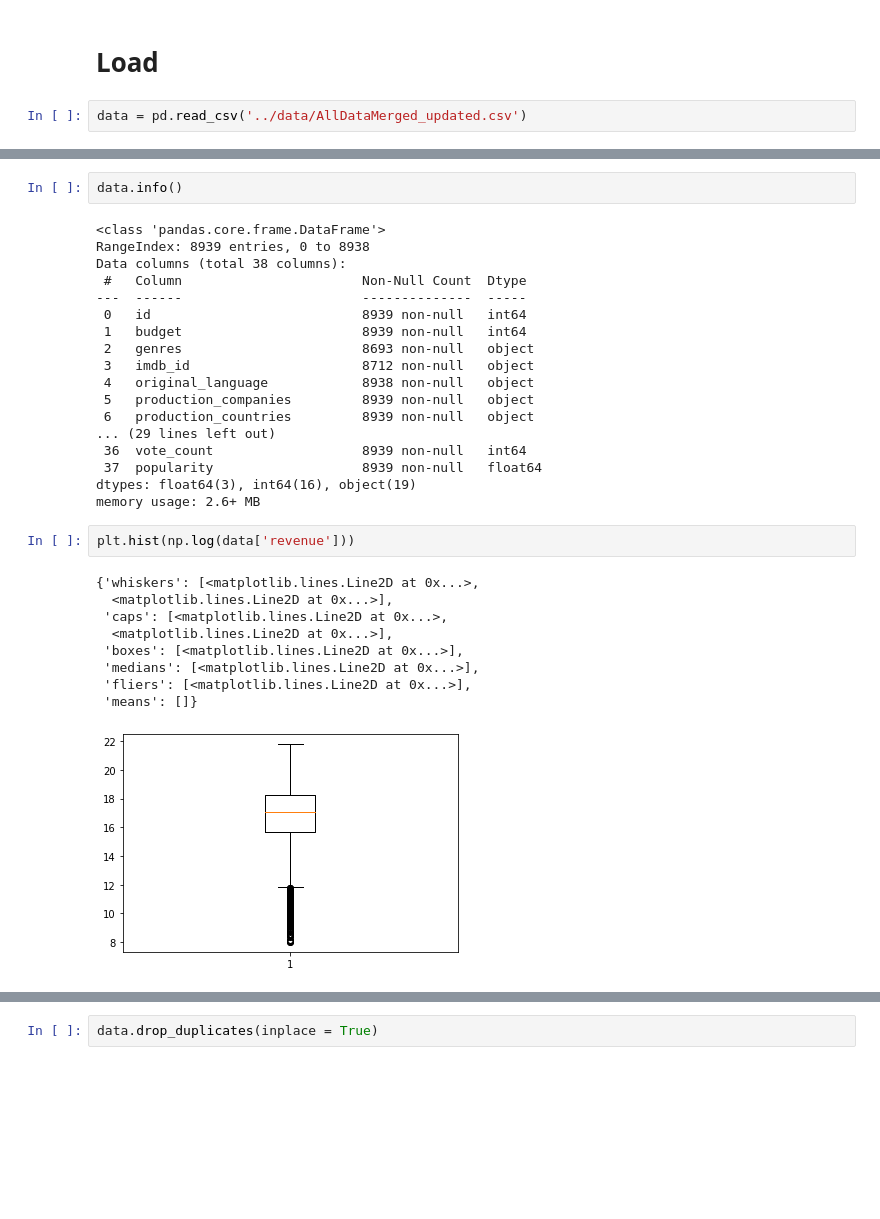
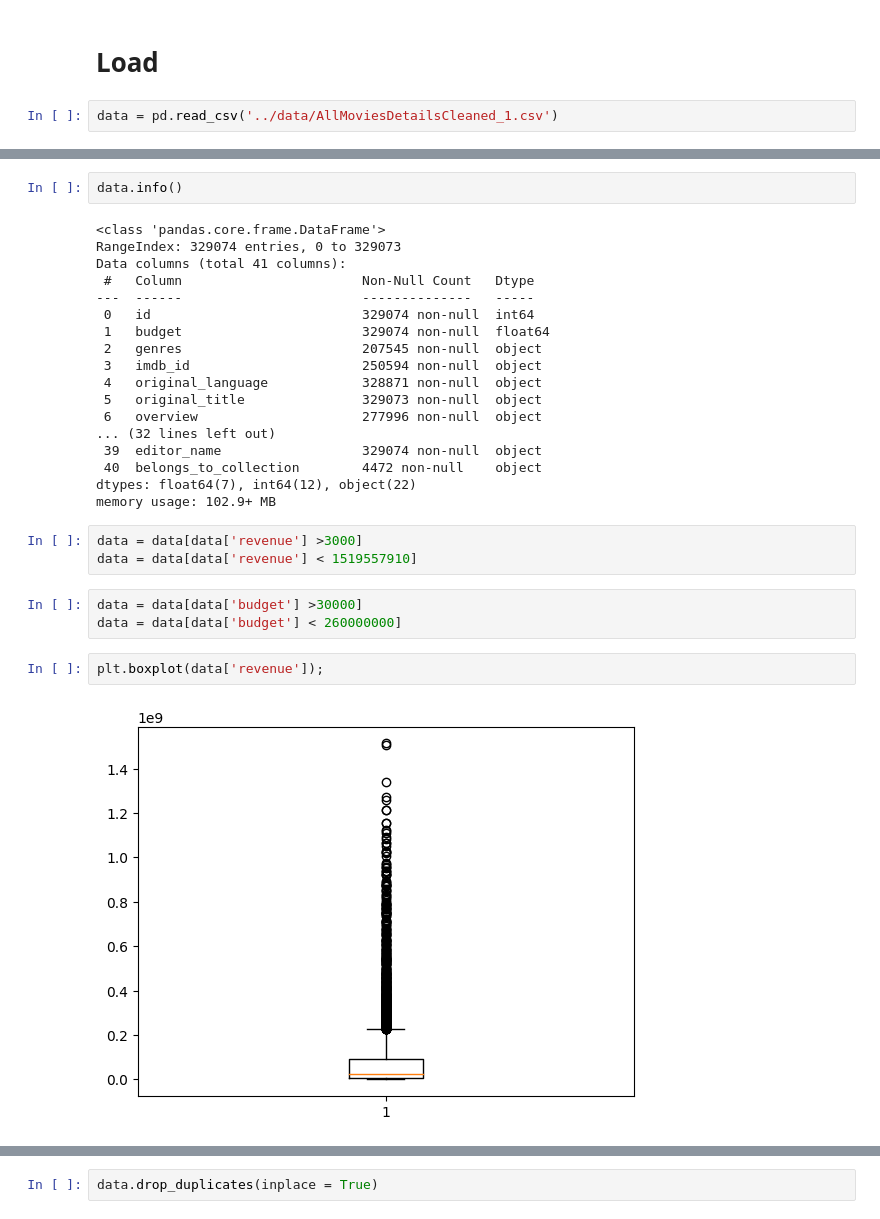
Before and after one commit to khasija/data-movie-revenue-prediction, a Jupyter notebook: notebooks/ketan_final_pipeline.ipynb, the cells around one changed output, grey strips where cells are left out. Cells and saved outputs as stored; diff of their text form; blank space fills up the shorter version.

```diff
--- a/notebooks/ketan_final_pipeline.ipynb
+++ b/notebooks/ketan_final_pipeline.ipynb
@@ -16,4 +20,4 @@ from sklearn.decomposition import PCA
 # %% [markdown]
 # Load
 # %%
-data = pd.read_csv('../data/AllDataMerged_updated.csv')
+data = pd.read_csv('../data/AllMoviesDetailsCleaned_1.csv')
@@ -23,31 +45,29 @@ NameError: name 'pd' is not defined
 data.info()
 # %% [output]
 <class 'pandas.core.frame.DataFrame'>
-RangeIndex: 8939 entries, 0 to 8938
-Data columns (total 38 columns):
- #   Column                       Non-Null Count  Dtype
----  ------                       --------------  -----
- 0   id                           8939 non-null   int64
- 1   budget                       8939 non-null   int64
- 2   genres                       8693 non-null   object
- 3   imdb_id                      8712 non-null   object
- 4   original_language            8938 non-null   object
- 5   production_companies         8939 non-null   object
- 6   production_countries         8939 non-null   object
-... (29 lines left out)
- 36  vote_count                   8939 non-null   int64
- 37  popularity                   8939 non-null   float64
-dtypes: float64(3), int64(16), object(19)
-memory usage: 2.6+ MB
+RangeIndex: 329074 entries, 0 to 329073
+Data columns (total 41 columns):
+ #   Column                       Non-Null Count   Dtype
+---  ------                       --------------   -----
+ 0   id                           329074 non-null  int64
+ 1   budget                       329074 non-null  float64
+ 2   genres                       207545 non-null  object
+ 3   imdb_id                      250594 non-null  object
+ 4   original_language            328871 non-null  object
+ 5   original_title               329073 non-null  object
+ 6   overview                     277996 non-null  object
+... (32 lines left out)
+ 39  editor_name                  329074 non-null  object
+ 40  belongs_to_collection        4472 non-null    object
+dtypes: float64(7), int64(12), object(22)
+memory usage: 102.9+ MB
+# %%
+data = data[data['revenue'] >3000]
+data = data[data['revenue'] < 1519557910]
+# %%
+data = data[data['budget'] >30000]
+data = data[data['budget'] < 260000000]
 # %%
-plt.hist(np.log(data['revenue']))
+plt.boxplot(data['revenue']);
 # %% [output]
-{'whiskers': [<matplotlib.lines.Line2D at 0x...>,
-  <matplotlib.lines.Line2D at 0x...>],
- 'caps': [<matplotlib.lines.Line2D at 0x...>,
-  <matplotlib.lines.Line2D at 0x...>],
- 'boxes': [<matplotlib.lines.Line2D at 0x...>],
- 'medians': [<matplotlib.lines.Line2D at 0x...>],
- 'fliers': [<matplotlib.lines.Line2D at 0x...>],
- 'means': []}
-[figure, old version]
+[figure, new version]
```
Also changed, not shown: parts of 117 cells of this notebook, 2 other files.
